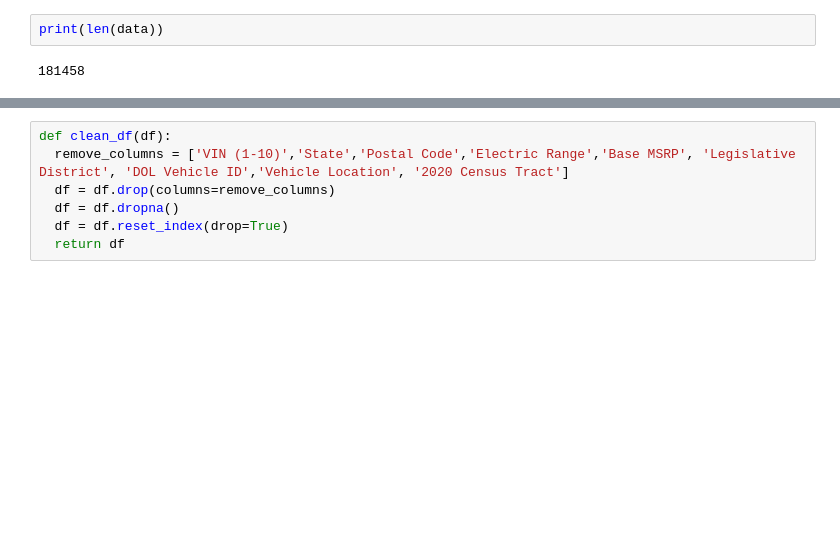
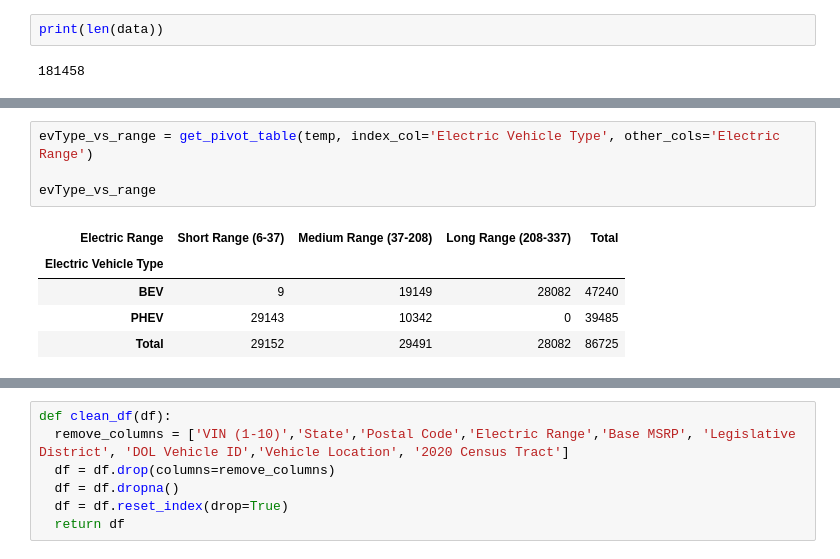
Before and after one commit to Data-Analytics-IIITH/A2, a Jupyter notebook: assignment2_3.ipynb, the cells around one changed output, grey strips where cells are left out. Cells and saved outputs as stored; diff of their text form; blank space fills up the shorter version.

```diff
--- a/assignment2_3.ipynb
+++ b/assignment2_3.ipynb
@@ -28,0 +100,10 @@ print(len(data))
+# %%
+evType_vs_range = get_pivot_table(temp, index_col='Electric Vehicle Type', other_cols='Electric Range')
+
+evType_vs_range
+# %% [output]
+| Electric Range | Short Range (6-37) | Medium Range (37-208) | Long Range (208-337) | Total |
+| Electric Vehicle Type |  |  |  |  |
+| BEV | 9 | 19149 | 28082 | 47240 |
+| PHEV | 29143 | 10342 | 0 | 39485 |
+| Total | 29152 | 29491 | 28082 | 86725 |
```
Also changed, not shown: parts of 5 cells of this notebook, 1 other file.
